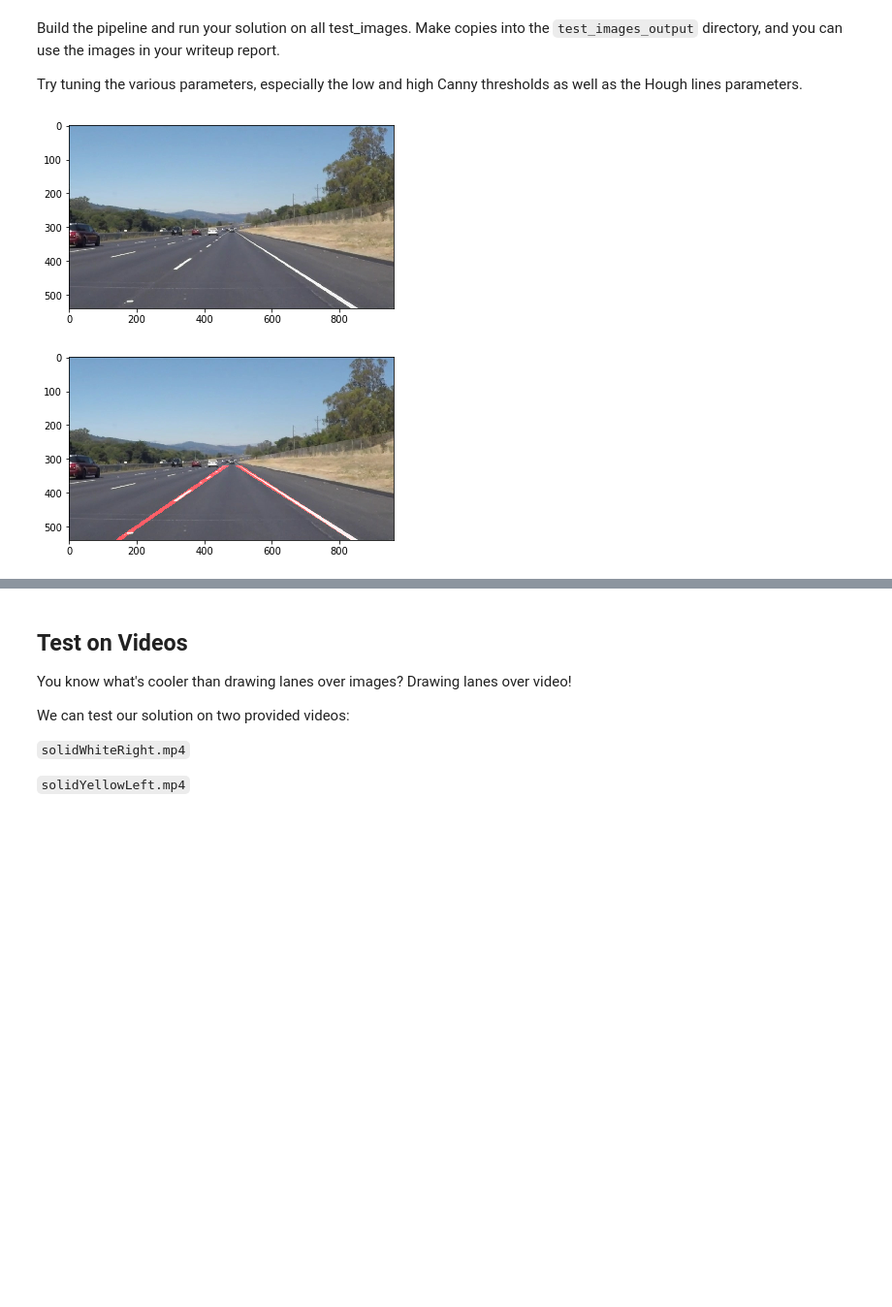
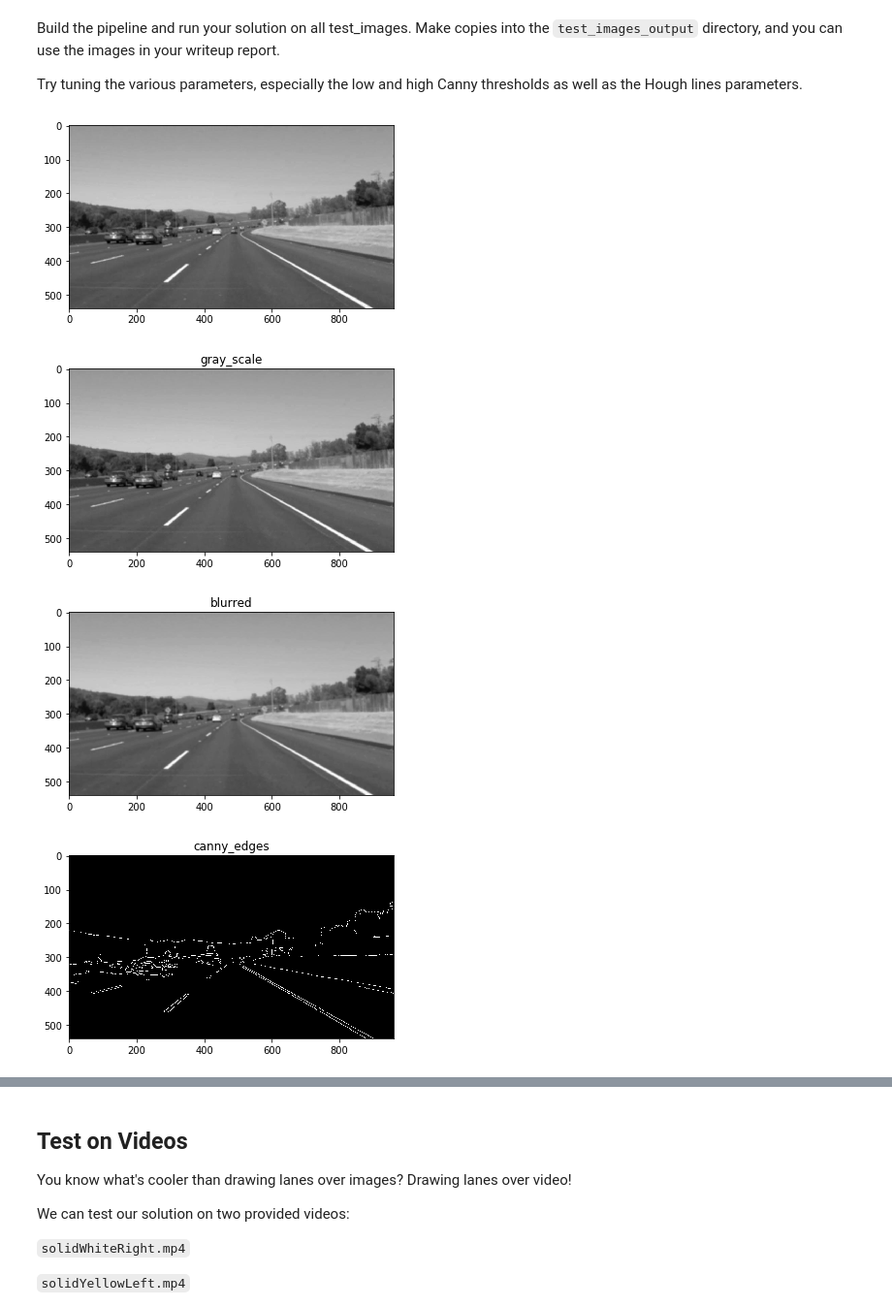
Before and after one commit to pranavbajoria93/Lane_Detection_Canny_Hough, a Jupyter notebook: P1.ipynb, the cells around one changed output, grey strips where cells are left out. Shown: that part at 97% size. Saved outputs shown, nothing was run; the diff lists cells and outputs as text; code cells hidden in the pictures; blank space fills up the shorter version.

Commit message:
added save and display and md test

```diff
--- a/P1.ipynb
+++ b/P1.ipynb
@@ -238,6 +237,18 @@ def weighted_img(img, initial_img, α=0.8, β=1., γ=0.):
     NOTE: initial_img and img must be the same shape!
     """
     return cv2.addWeighted(initial_img, α, img, β, γ)
+
+def disp_n_save_img(img, img_name, gray=0):
+
+    filename = 'test_images/' + img_name + '.jpg'
+    if gray:
+        plt.imshow(img, cmap='gray')
+        plt.imsave(filename, img, cmap='gray')
+    else:
+        plt.imshow(img)
+        plt.imsave(filename, img)
+    plt.title(img_name)
+    plt.show()
 # %% [markdown]
 ## Test Images
 
@@ -256,7 +267,7 @@ Build the pipeline and run your solution on all test_images. Make copies into th
 
 Try tuning the various parameters, especially the low and high Canny thresholds as well as the Hough lines parameters.
 # %%
-def find_lane(image):
+def find_lane(image, disp_n_save=0):
     imshape = image.shape
 
     #Tunable parameters
@@ -266,28 +277,24 @@ def find_lane(image):
     ROI_TOP_LEFT = (450,320)
     ROI_TOP_RIGHT = (500,320)
     ROI_BOT_RIGHT = (imshape[1]-10, imshape[0])
-    HOUGH_RHO = 1
+    HOUGH_RHO = 2
     HOUGH_THETA = math.pi/180
-    HOUGH_THRESH = 5
-    HOUGH_MIN_LINE_LEN = 20
-    HOUGH_MAX_LINE_GAP = 10 # maximum gap in pixels between connectable line segments
+    HOUGH_THRESH = 15
+    HOUGH_MIN_LINE_LEN = 50
+    HOUGH_MAX_LINE_GAP = 30 # maximum gap in pixels between connectable line segments
 
     gray = cv2.cvtColor(image,cv2.COLOR_RGB2GRAY)
-    plt.imshow(gray, cmap='gray')
-    plt.show()
 
     # apply gaussian blur to smoothen and eliminate noise
     blur_img = gaussian_blur(gray, 5)
 
     # detect edges using canny
     edges = canny(blur_img, CANNY_THRESH_LOW, CANNY_THRESH_HIGH)
-    plt.imshow()
+
     # apply region of interest mask to the edges
     vertices = np.array([[ROI_BOT_LEFT,ROI_TOP_LEFT, ROI_TOP_RIGHT, ROI_BOT_RIGHT]], dtype=np.int32)
     roi_img = region_of_interest(edges, vertices)
 
-#     plt.imshow(roi_img, cmap = 'gray')
-#     plt.show()
     # find all the plausible lines from the edge detected image and draw lines across the entire image
     line_img = hough_lines(roi_img, HOUGH_RHO, HOUGH_THETA, HOUGH_THRESH, HOUGH_MIN_LINE_LEN, HOUGH_MAX_LINE_GAP)
 
@@ -299,19 +306,26 @@ def find_lane(image):
     #blend the lines into the original color image
     img_with_lines = weighted_img(line_img, image, α=1, β=0.8)
 
-#     plt.imshow(img_with_lines)
+    if disp_n_save:
+        disp_n_save_img(gray, 'gray_scale', 1)
+        disp_n_save_img(blur_img, 'blurred', 1)
+        disp_n_save_img(edges, 'canny_edges', 1)
+        disp_n_save_img(roi_img, 'region_of_interest', 1)
+        disp_n_save_img(line_img, 'with_lines_after_hough', 1)
+        disp_n_save_img(img_with_lines, 'overlayed_weighted')
+
     return img_with_lines
 # %%
 # TODO: Build your pipeline that will draw lane lines on the test_images
 # then save them to the test_images_output directory.
 
 #read in the image as it is
-image = mpimg.imread("test_images/"+test_imgs[1])
+image = mpimg.imread("test_images/"+test_imgs[0])
 plt.imshow(image)
 plt.show()
-res = find_lane(image)
-plt.imshow(res)
-plt.show()
+res = find_lane(image, 1)
 # %% [output]
-[figure, old version]
+[figure, new version]
-[figure, old version]
+[figure, new version]
+[figure, added]
+[figure, added]
```
Also changed, not shown: parts of 7 cells of this notebook, 10 other files.
